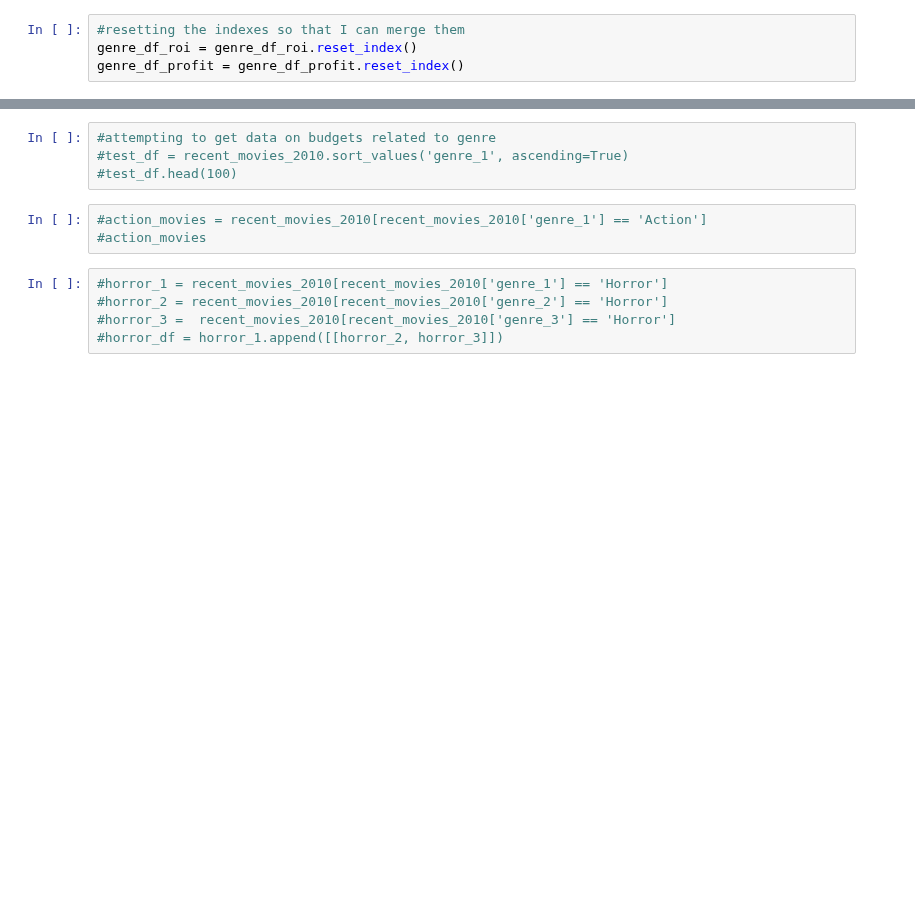
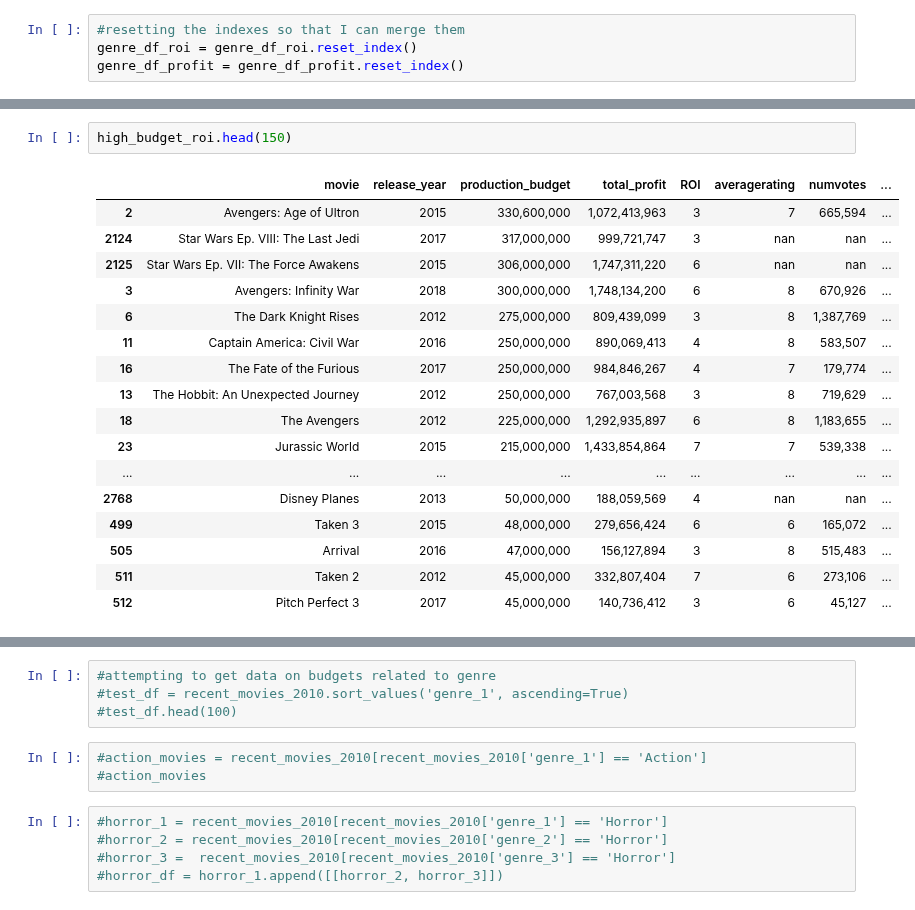
Before and after one commit to jxn628/dsc-phase-1-project, a Jupyter notebook: student.ipynb, the cells around one changed output, grey strips where cells are left out. Saved outputs shown, nothing was run; the diff lists cells and outputs as text; blank space fills up the shorter version.

```diff
--- a/student.ipynb
+++ b/student.ipynb
@@ -972,0 +1129,20 @@ genre_df_merged
+# %%
+high_budget_roi.head(150)
+# %% [output]
+|  | movie | release_year | production_budget | total_profit | ROI | averagerating | numvotes | ... |
+| 2 | Avengers: Age of Ultron | 2015 | 330,600,000 | 1,072,413,963 | 3 | 7 | 665,594 | ... |
+| 2124 | Star Wars Ep. VIII: The Last Jedi | 2017 | 317,000,000 | 999,721,747 | 3 | nan | nan | ... |
+| 2125 | Star Wars Ep. VII: The Force Awakens | 2015 | 306,000,000 | 1,747,311,220 | 6 | nan | nan | ... |
+| 3 | Avengers: Infinity War | 2018 | 300,000,000 | 1,748,134,200 | 6 | 8 | 670,926 | ... |
+| 6 | The Dark Knight Rises | 2012 | 275,000,000 | 809,439,099 | 3 | 8 | 1,387,769 | ... |
+| 11 | Captain America: Civil War | 2016 | 250,000,000 | 890,069,413 | 4 | 8 | 583,507 | ... |
+| 16 | The Fate of the Furious | 2017 | 250,000,000 | 984,846,267 | 4 | 7 | 179,774 | ... |
+| 13 | The Hobbit: An Unexpected Journey | 2012 | 250,000,000 | 767,003,568 | 3 | 8 | 719,629 | ... |
+| 18 | The Avengers | 2012 | 225,000,000 | 1,292,935,897 | 6 | 8 | 1,183,655 | ... |
+| 23 | Jurassic World | 2015 | 215,000,000 | 1,433,854,864 | 7 | 7 | 539,338 | ... |
+| ... | ... | ... | ... | ... | ... | ... | ... | ... |
+| 2768 | Disney Planes | 2013 | 50,000,000 | 188,059,569 | 4 | nan | nan | ... |
+| 499 | Taken 3 | 2015 | 48,000,000 | 279,656,424 | 6 | 6 | 165,072 | ... |
+| 505 | Arrival | 2016 | 47,000,000 | 156,127,894 | 3 | 8 | 515,483 | ... |
+| 511 | Taken 2 | 2012 | 45,000,000 | 332,807,404 | 7 | 6 | 273,106 | ... |
+| 512 | Pitch Perfect 3 | 2017 | 45,000,000 | 140,736,412 | 3 | 6 | 45,127 | ... |
```
Also changed, not shown: parts of 60 cells of this notebook.
